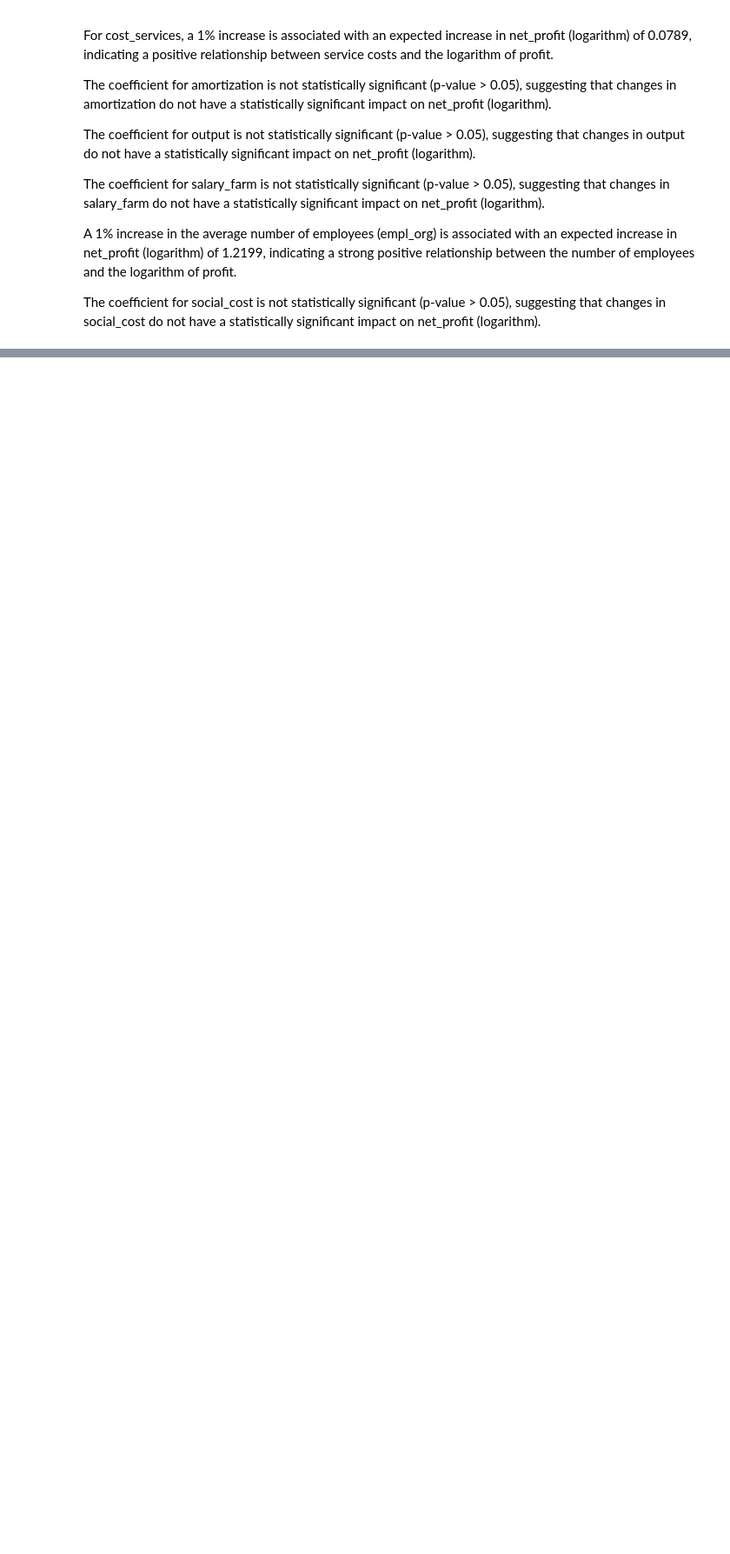
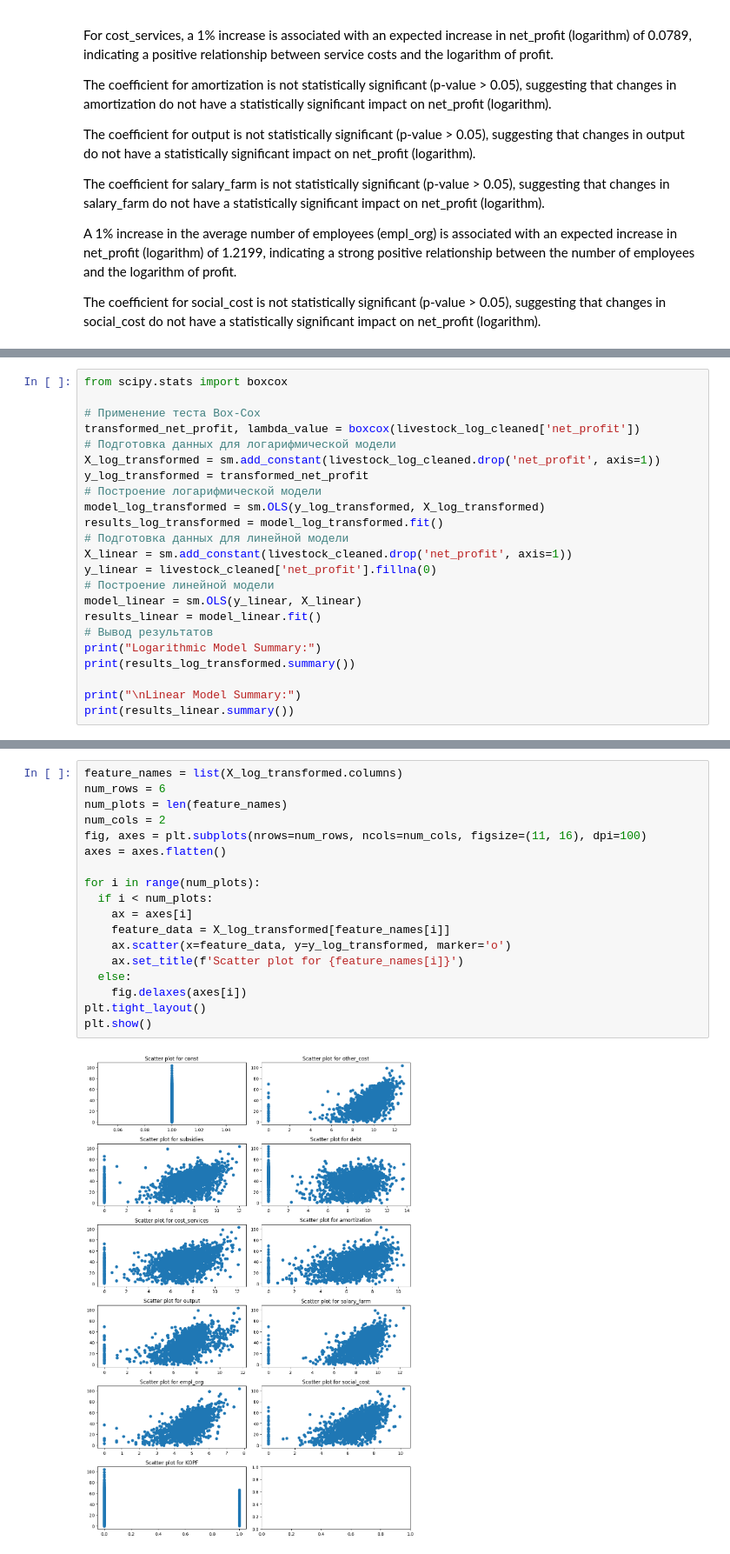
Before and after one commit to SergeyHSE/LinearRegressor.github.io, a Jupyter notebook: RegressionAnalysis.ipynb, the cells around one changed output, grey strips where cells are left out. Shown at 87% size. Drawn from its saved outputs; the diff is of its cells as text; blank space fills up the shorter version.

```diff
--- a/RegressionAnalysis.ipynb
+++ b/RegressionAnalysis.ipynb
@@ -897,0 +921,23 @@ plt.show()
+# %%
+from scipy.stats import boxcox
+
+# Применение теста Box-Cox
+transformed_net_profit, lambda_value = boxcox(livestock_log_cleaned['net_profit'])
+# Подготовка данных для логарифмической модели
+X_log_transformed = sm.add_constant(livestock_log_cleaned.drop('net_profit', axis=1))
+y_log_transformed = transformed_net_profit
+# Построение логарифмической модели
+model_log_transformed = sm.OLS(y_log_transformed, X_log_transformed)
+results_log_transformed = model_log_transformed.fit()
+# Подготовка данных для линейной модели
+X_linear = sm.add_constant(livestock_cleaned.drop('net_profit', axis=1))
+y_linear = livestock_cleaned['net_profit'].fillna(0)
+# Построение линейной модели
+model_linear = sm.OLS(y_linear, X_linear)
+results_linear = model_linear.fit()
+# Вывод результатов
+print("Logarithmic Model Summary:")
+print(results_log_transformed.summary())
+
+print("\nLinear Model Summary:")
+print(results_linear.summary())
@@ -941 +1043,21 @@ JB statistic: 3263626.6825475637
 P-value: 0.0
+# %%
+feature_names = list(X_log_transformed.columns)
+num_rows = 6
+num_plots = len(feature_names)
+num_cols = 2
+fig, axes = plt.subplots(nrows=num_rows, ncols=num_cols, figsize=(11, 16), dpi=100)
+axes = axes.flatten()
+
+for i in range(num_plots):
+  if i < num_plots:
+    ax = axes[i]
+    feature_data = X_log_transformed[feature_names[i]]
+    ax.scatter(x=feature_data, y=y_log_transformed, marker='o')
+    ax.set_title(f'Scatter plot for {feature_names[i]}')
+  else:
+    fig.delaxes(axes[i])
+plt.tight_layout()
+plt.show()
+# %% [output]
+[figure, added]
```
Also changed, not shown: parts of 13 cells of this notebook.
